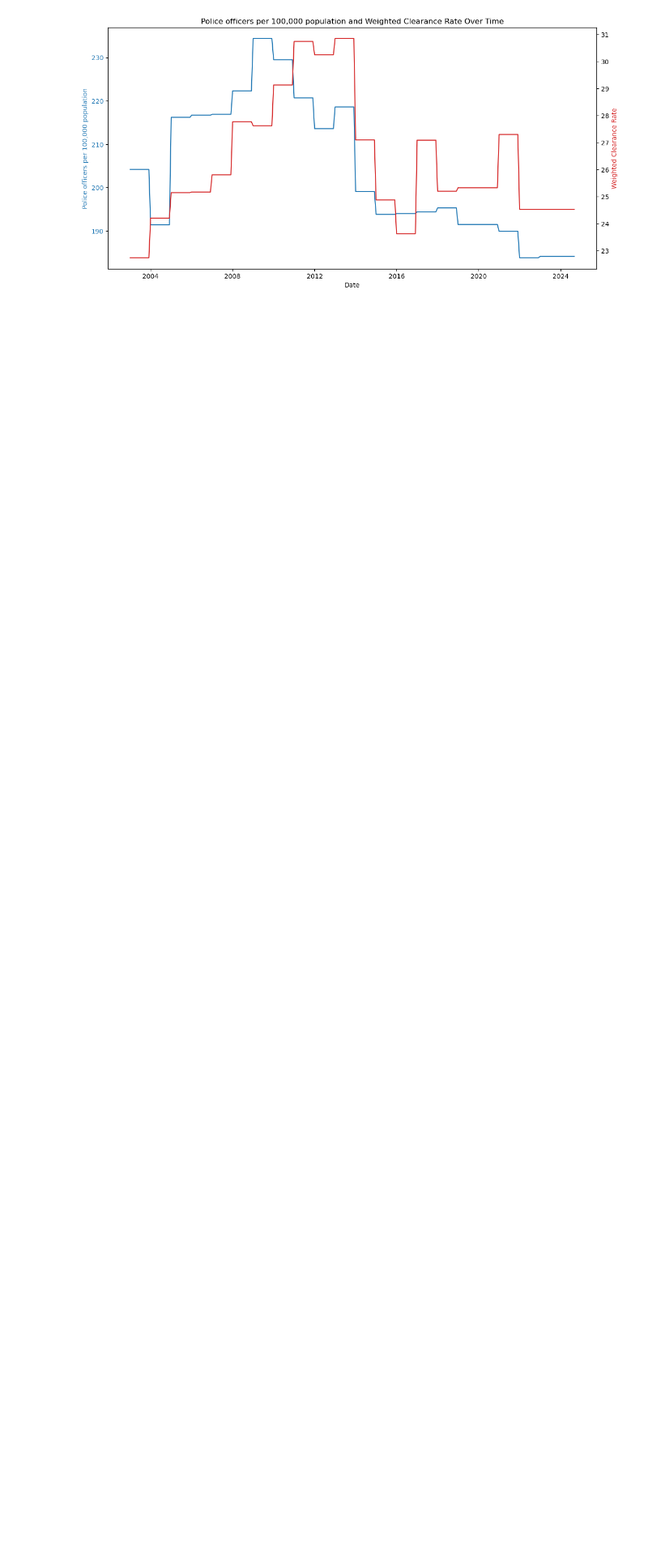
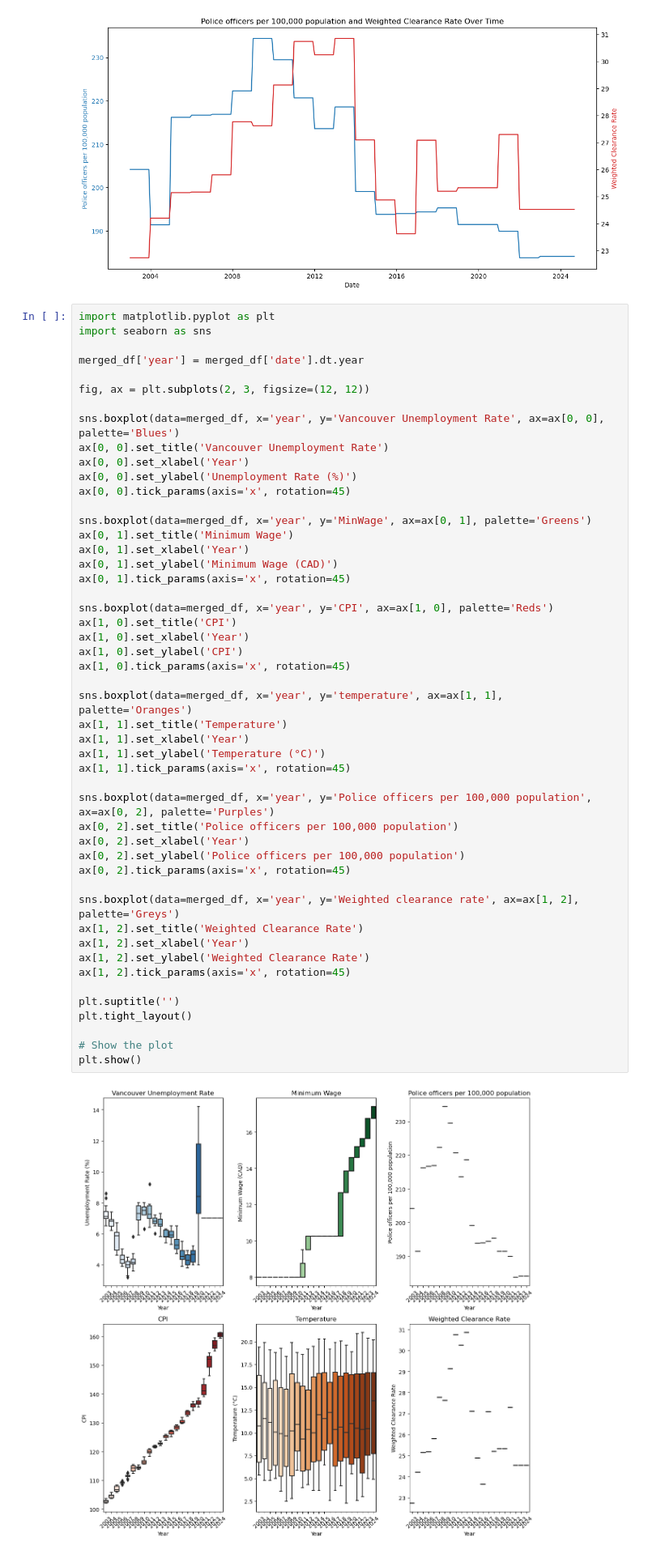
Before and after one commit to HantzeWANG/ECON490, a Jupyter notebook: CrimePrediction.ipynb, the cells around one changed output. Shown at 81% size. Drawn from its saved outputs; the diff is of its cells as text; blank space fills up the shorter version.

```diff
--- a/CrimePrediction.ipynb
+++ b/CrimePrediction.ipynb
@@ -229,6 +230,57 @@ plt.title('Police officers per 100,000 population and Weighted Clearance Rate Ov
 plt.show()
 # %% [output]
 [figure]
+# %%
+import matplotlib.pyplot as plt
+import seaborn as sns
+
+merged_df['year'] = merged_df['date'].dt.year
+
+fig, ax = plt.subplots(2, 3, figsize=(12, 12))
+
+sns.boxplot(data=merged_df, x='year', y='Vancouver Unemployment Rate', ax=ax[0, 0], palette='Blues')
+ax[0, 0].set_title('Vancouver Unemployment Rate')
+ax[0, 0].set_xlabel('Year')
+ax[0, 0].set_ylabel('Unemployment Rate (%)')
+ax[0, 0].tick_params(axis='x', rotation=45)
+
+sns.boxplot(data=merged_df, x='year', y='MinWage', ax=ax[0, 1], palette='Greens')
+ax[0, 1].set_title('Minimum Wage')
+ax[0, 1].set_xlabel('Year')
+ax[0, 1].set_ylabel('Minimum Wage (CAD)')
+ax[0, 1].tick_params(axis='x', rotation=45)
+
+sns.boxplot(data=merged_df, x='year', y='CPI', ax=ax[1, 0], palette='Reds')
+ax[1, 0].set_title('CPI')
+ax[1, 0].set_xlabel('Year')
+ax[1, 0].set_ylabel('CPI')
+ax[1, 0].tick_params(axis='x', rotation=45)
+
+sns.boxplot(data=merged_df, x='year', y='temperature', ax=ax[1, 1], palette='Oranges')
+ax[1, 1].set_title('Temperature')
+ax[1, 1].set_xlabel('Year')
+ax[1, 1].set_ylabel('Temperature (°C)')
+ax[1, 1].tick_params(axis='x', rotation=45)
+
+sns.boxplot(data=merged_df, x='year', y='Police officers per 100,000 population', ax=ax[0, 2], palette='Purples')
+ax[0, 2].set_title('Police officers per 100,000 population')
+ax[0, 2].set_xlabel('Year')
+ax[0, 2].set_ylabel('Police officers per 100,000 population')
+ax[0, 2].tick_params(axis='x', rotation=45)
+
+sns.boxplot(data=merged_df, x='year', y='Weighted clearance rate', ax=ax[1, 2], palette='Greys')
+ax[1, 2].set_title('Weighted Clearance Rate')
+ax[1, 2].set_xlabel('Year')
+ax[1, 2].set_ylabel('Weighted Clearance Rate')
+ax[1, 2].tick_params(axis='x', rotation=45)
+
+plt.suptitle('')
+plt.tight_layout()
+
+# Show the plot
+plt.show()
+# %% [output]
+[figure, added]
 # %%
 merged_df_arima = merged_df.copy()
 merged_df_xgb = merged_df.copy()
```
Also changed, not shown: parts of 2 cells of this notebook, 1 other file.
